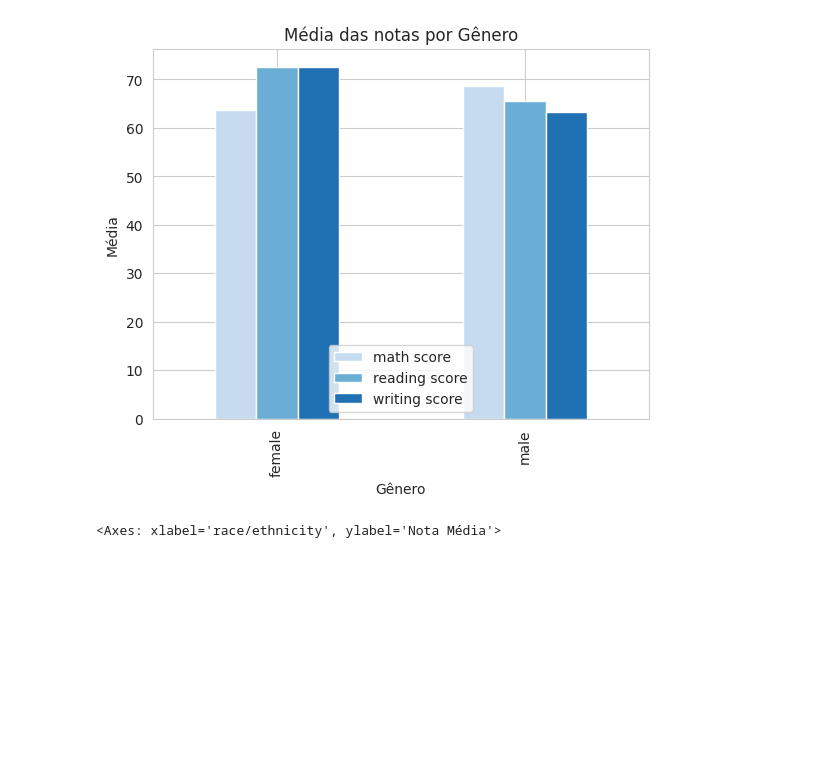
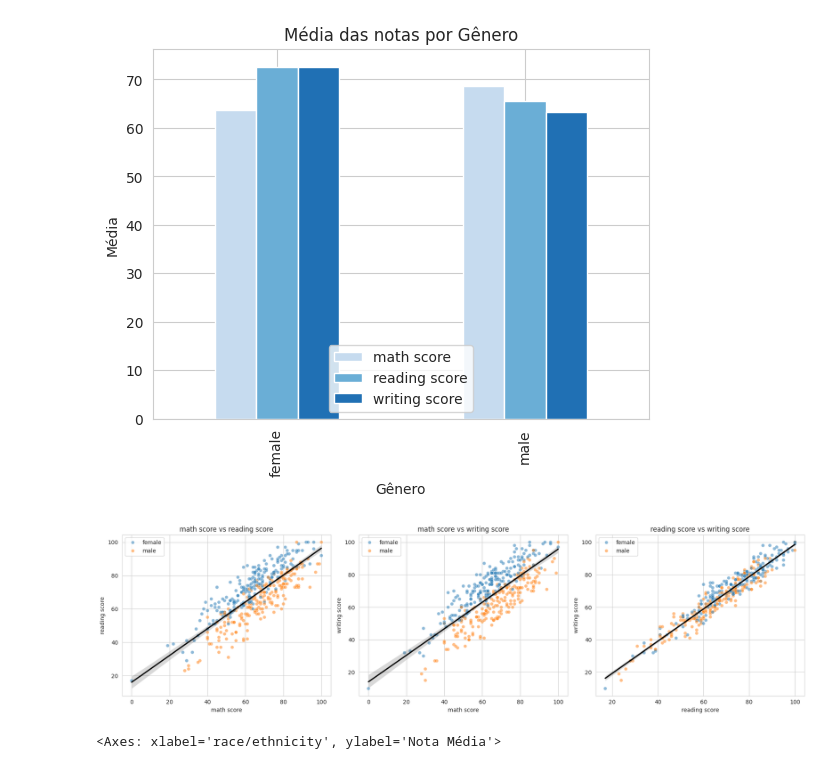
Before and after one commit to Vieiraligia/Data-Science-and-Analytics, a Jupyter notebook: MVP Analise de Dados e Boas Praticas/MVP_AnalisedeDadoseBoasPraticas.ipynb, the cells around one changed output. Saved outputs shown, nothing was run; the diff lists cells and outputs as text; code cells hidden in the pictures; blank space fills up the shorter version.

```diff
--- a/MVP Analise de Dados e Boas Praticas/MVP_AnalisedeDadoseBoasPraticas.ipynb
+++ b/MVP Analise de Dados e Boas Praticas/MVP_AnalisedeDadoseBoasPraticas.ipynb
@@ -361,6 +390,48 @@ plt.xlabel('Gênero')
 plt.show()
 # %% [output]
 [figure]
+# %%
+# relacao entre disciplinas e diferença entre genero
+
+df_sample = df.sample(400, random_state=42)
+
+fig, axes = plt.subplots(1, 3, figsize=(18,5))
+
+pairs = [
+    ("math score", "reading score"),
+    ("math score", "writing score"),
+    ("reading score", "writing score")
+]
+
+for i, (x, y) in enumerate(pairs):
+
+    sns.scatterplot(
+        data=df_sample,
+        x=x,
+        y=y,
+        hue="gender",
+        alpha=0.5,
+        ax=axes[i]
+    )
+
+    sns.regplot(
+        data=df_sample,
+        x=x,
+        y=y,
+        scatter=False,
+        ax=axes[i],
+        color="black"
+    )
+
+    axes[i].set_title(f"{x} vs {y}")
+    axes[i].set_xlabel(x)
+    axes[i].set_ylabel(y)
+    axes[i].legend()
+
+plt.tight_layout()
+plt.show()
+# %% [output]
+[figure, added]
 # %%
 # de fato o grupo étnico x média de nota revela alguma desigualdade?
 
```
Also changed, not shown: parts of 7 cells of this notebook.
